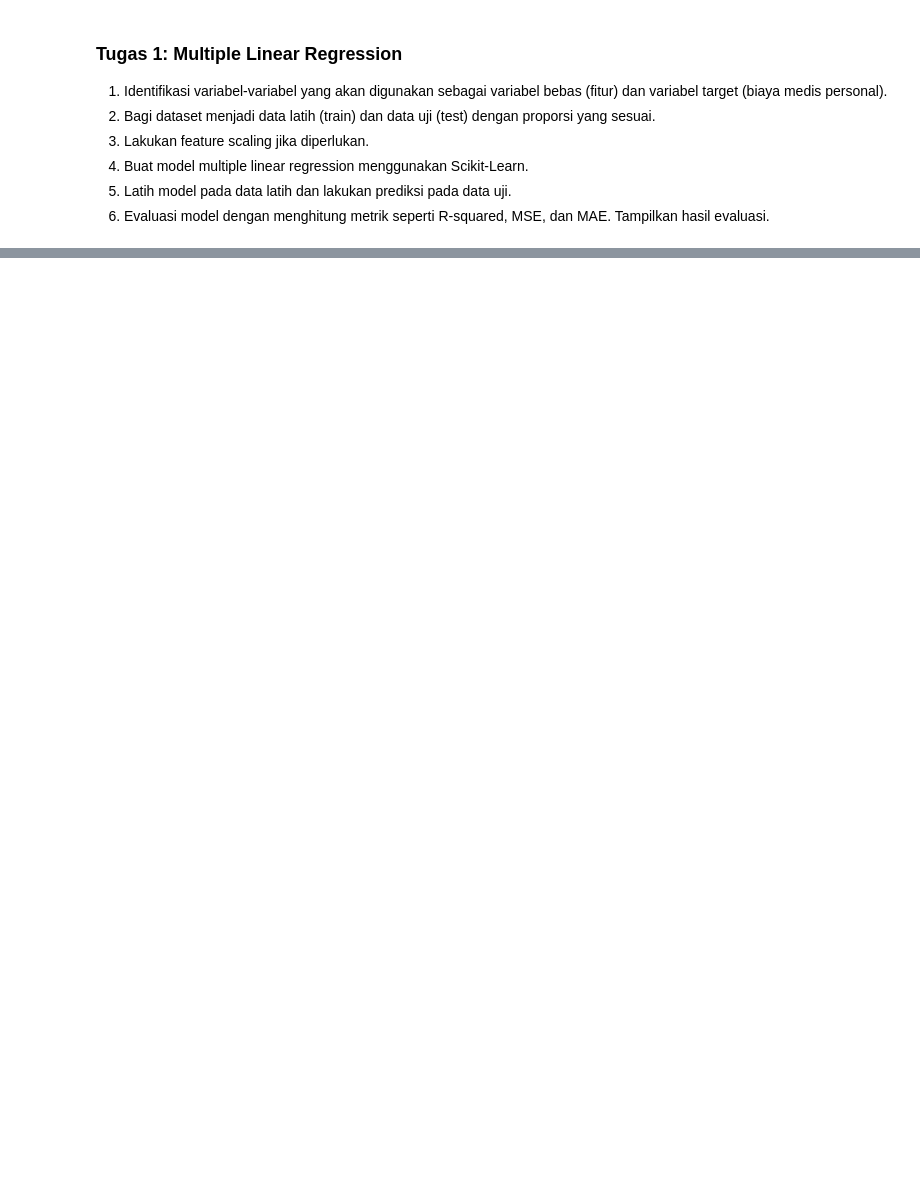
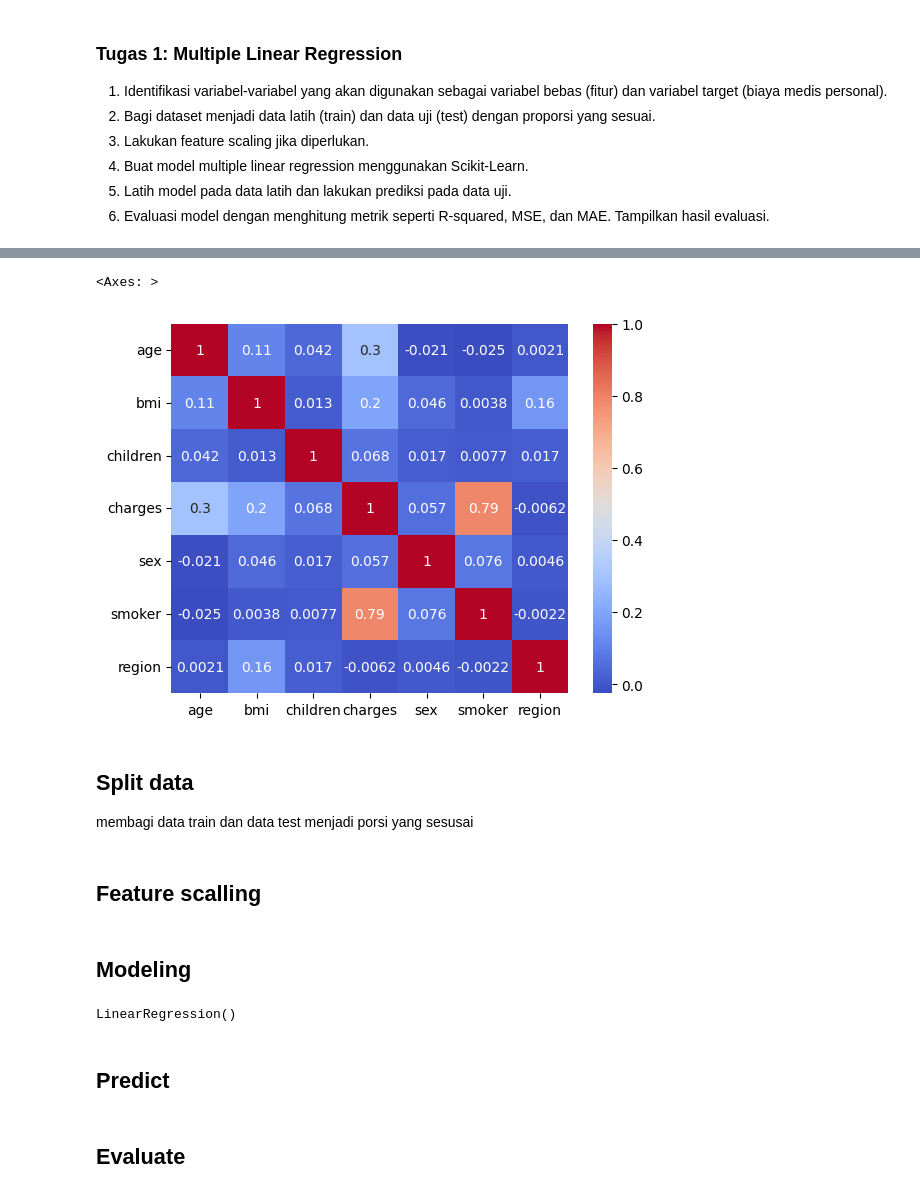
Before and after one commit to Syaroful/syaroful-ml-semester-5, a Jupyter notebook: Week-3/TugasPraktium.ipynb, the cells around one changed output, grey strips where cells are left out. Drawn from its saved outputs; the diff is of its cells as text; code cells hidden in the pictures; blank space fills up the shorter version.

```diff
--- a/Week-3/TugasPraktium.ipynb
+++ b/Week-3/TugasPraktium.ipynb
@@ -57,0 +74,9 @@ memory usage: 73.3+ KB
+# %%
+corr = df[['age', 'bmi', 'children', 'charges', 'sex', 'smoker', 'region']].corr()
+sns.heatmap(corr, annot=True, cmap='coolwarm')
+# %% [output]
+<Axes: >
+[figure, added]
+# %% [markdown]
+## Split data
+membagi data train dan data test menjadi porsi yang sesusai
@@ -57,0 +88,2 @@ memory usage: 73.3+ KB
+# %% [markdown]
+## Feature scalling
@@ -57,0 +94,9 @@ memory usage: 73.3+ KB
+# %% [markdown]
+## Modeling
+# %%
+linear_model = LinearRegression()
+linear_model.fit(x_train_scaled, y_train)
+# %% [output]
+LinearRegression()
+# %% [markdown]
+## Predict
@@ -57,0 +105,2 @@ memory usage: 73.3+ KB
+# %% [markdown]
+## Evaluate
```
Also changed, not shown: parts of 13 cells of this notebook.
